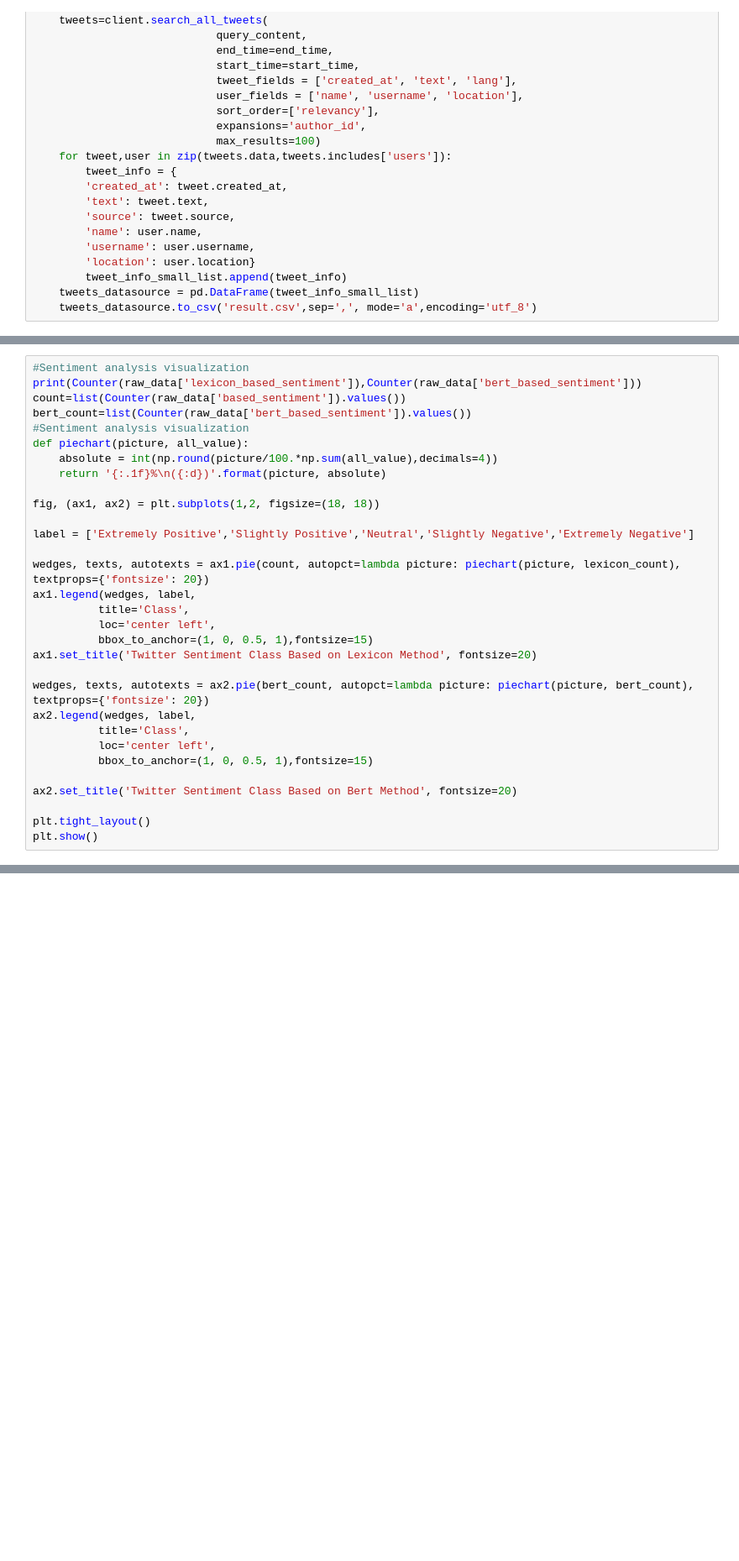
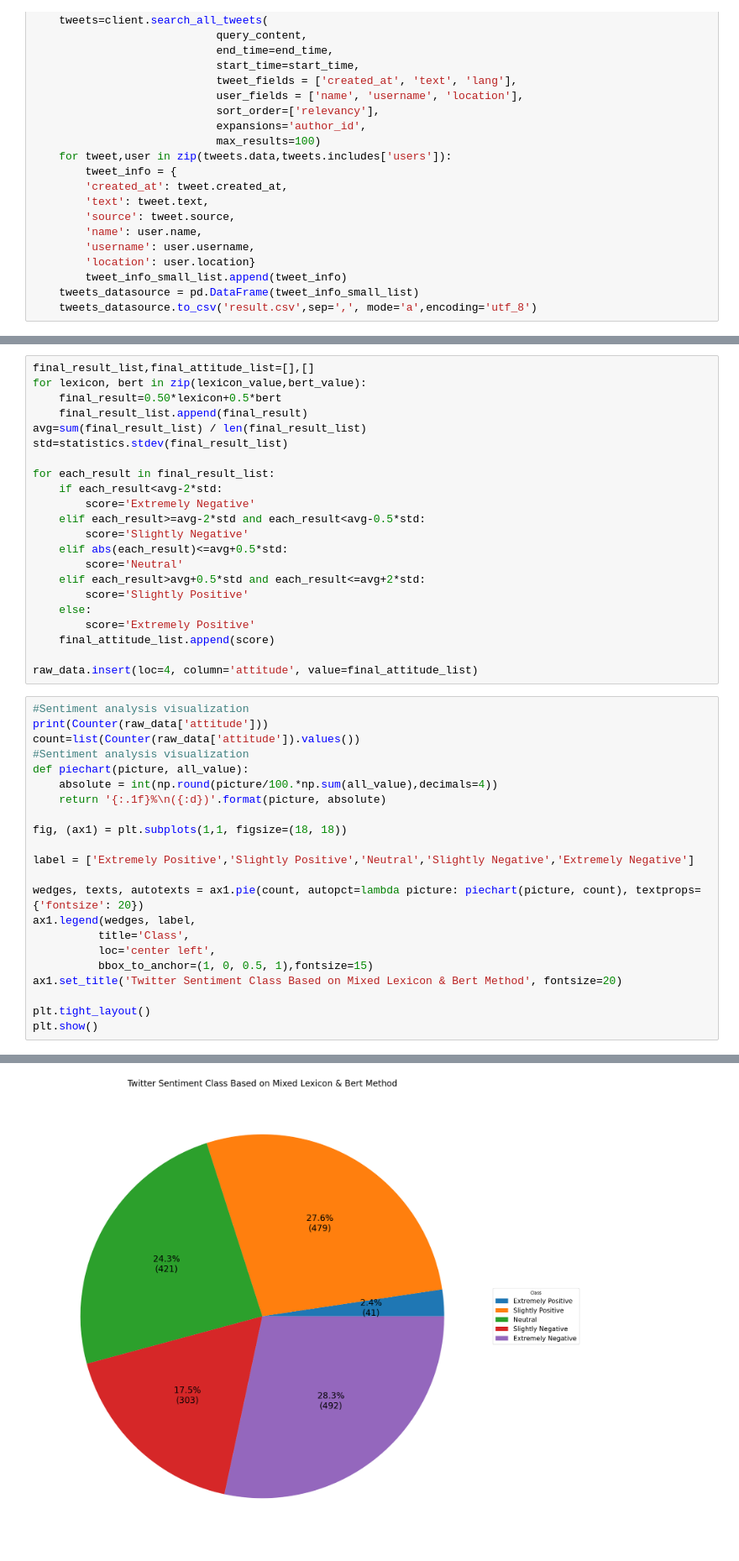
Before and after one commit to KaiyeYang-git/KaiyeYang-git-Sentimental-Analysis-and-Machine-Learning-on-Twitter-about-Car-Purchase-UK, a Jupyter notebook: Ipynb Files/Sentimental Analysis on Car Purchase during Covid UK.ipynb, the cells around one changed output, grey strips where cells are left out. Shown: that part at 84% size. Drawn from its saved outputs; the diff is of its cells as text; blank space fills up the shorter version.

```diff
--- a/Ipynb Files/Sentimental Analysis on Car Purchase during Covid UK.ipynb
+++ b/Ipynb Files/Sentimental Analysis on Car Purchase during Covid UK.ipynb
@@ -780,31 +527,45 @@ raw_data.insert(loc=11, column='bert_based_sentiment', value=balancer())
+# %%
+final_result_list,final_attitude_list=[],[]
+for lexicon, bert in zip(lexicon_value,bert_value):
+    final_result=0.50*lexicon+0.5*bert
+    final_result_list.append(final_result)
+avg=sum(final_result_list) / len(final_result_list)
+std=statistics.stdev(final_result_list)
+
+for each_result in final_result_list:
+    if each_result<avg-2*std:
+        score='Extremely Negative'
+    elif each_result>=avg-2*std and each_result<avg-0.5*std:
+        score='Slightly Negative'
+    elif abs(each_result)<=avg+0.5*std:
+        score='Neutral'
+    elif each_result>avg+0.5*std and each_result<=avg+2*std:
+        score='Slightly Positive'
+    else:
+        score='Extremely Positive'
+    final_attitude_list.append(score)
+
+raw_data.insert(loc=4, column='attitude', value=final_attitude_list)
 # %%
 #Sentiment analysis visualization
-print(Counter(raw_data['lexicon_based_sentiment']),Counter(raw_data['bert_based_sentiment']))
-count=list(Counter(raw_data['based_sentiment']).values())
-bert_count=list(Counter(raw_data['bert_based_sentiment']).values())
+print(Counter(raw_data['attitude']))
+count=list(Counter(raw_data['attitude']).values())
 #Sentiment analysis visualization
 def piechart(picture, all_value):
     absolute = int(np.round(picture/100.*np.sum(all_value),decimals=4))
     return '{:.1f}%\n({:d})'.format(picture, absolute)
 
-fig, (ax1, ax2) = plt.subplots(1,2, figsize=(18, 18))
+fig, (ax1) = plt.subplots(1,1, figsize=(18, 18))
 
 label = ['Extremely Positive','Slightly Positive','Neutral','Slightly Negative','Extremely Negative']
 
-wedges, texts, autotexts = ax1.pie(count, autopct=lambda picture: piechart(picture, lexicon_count), textprops={'fontsize': 20})
+wedges, texts, autotexts = ax1.pie(count, autopct=lambda picture: piechart(picture, count), textprops={'fontsize': 20})
 ax1.legend(wedges, label,
           title='Class',
           loc='center left',
           bbox_to_anchor=(1, 0, 0.5, 1),fontsize=15)
-ax1.set_title('Twitter Sentiment Class Based on Lexicon Method', fontsize=20)
-
-wedges, texts, autotexts = ax2.pie(bert_count, autopct=lambda picture: piechart(picture, bert_count), textprops={'fontsize': 20})
-ax2.legend(wedges, label,
-          title='Class',
-          loc='center left',
-          bbox_to_anchor=(1, 0, 0.5, 1),fontsize=15)
-
-ax2.set_title('Twitter Sentiment Class Based on Bert Method', fontsize=20)
+ax1.set_title('Twitter Sentiment Class Based on Mixed Lexicon & Bert Method', fontsize=20)
 
 plt.tight_layout()
 plt.show()
+# %% [output]
@@ -811,2 +573,3 @@ plt.show()
+[figure, added]
 # %%
 #Create dictionary and corpus through gram-making techniques
```
Also changed, not shown: parts of 17 cells of this notebook, 6 other files.
